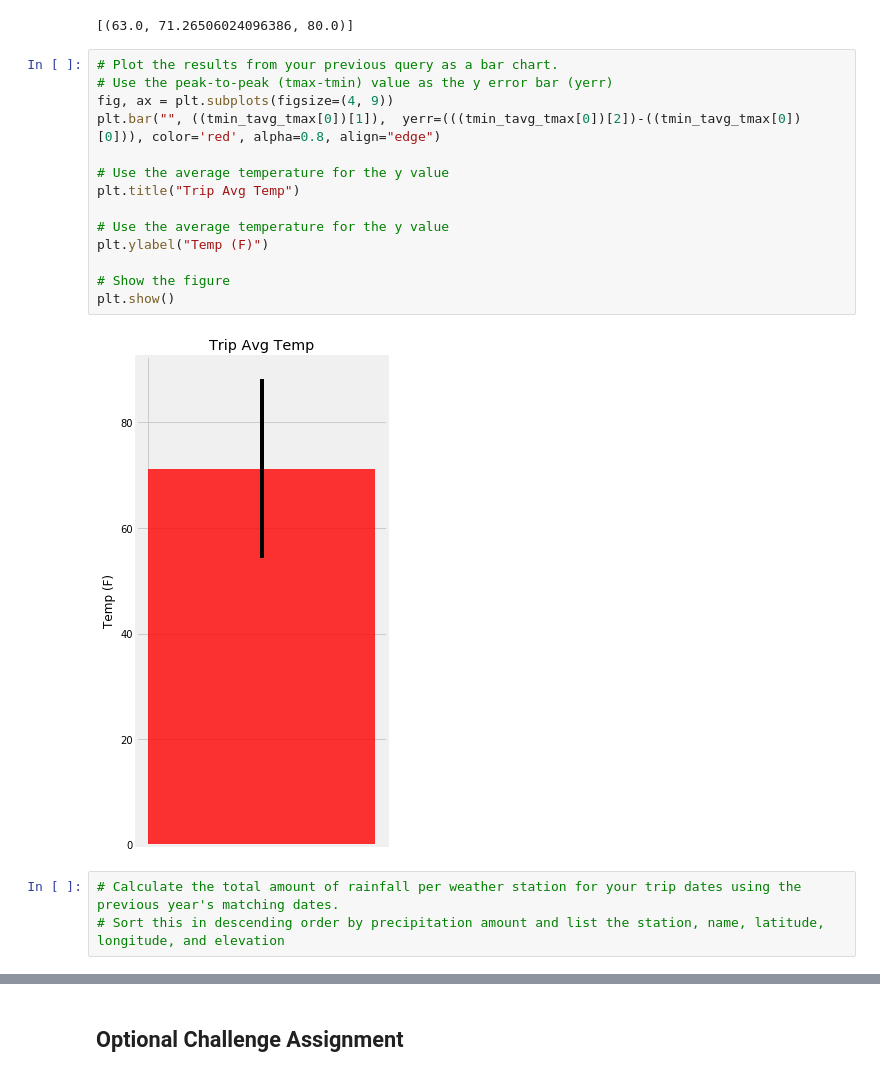
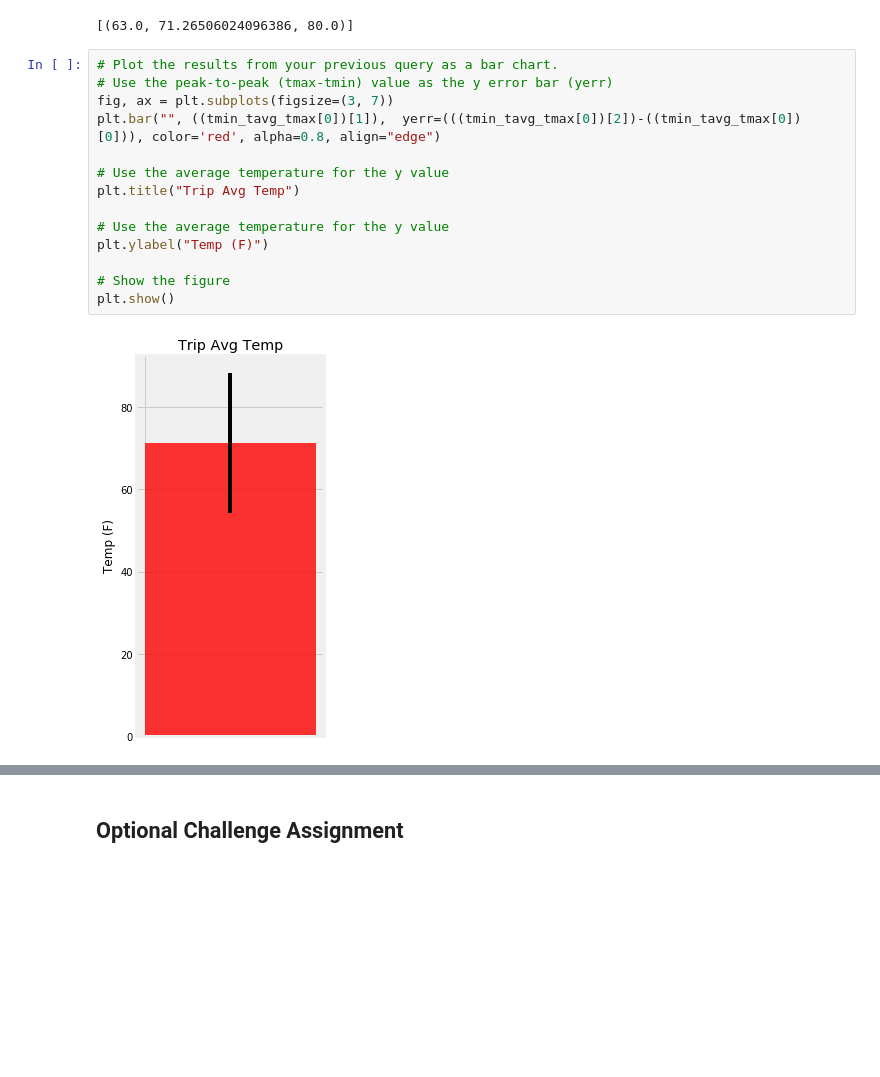
Before and after one commit to sineekarn/sqlalchemy-challenge, a Jupyter notebook: climate_starter.ipynb, the cells around one changed output, grey strips where cells are left out. Drawn from its saved outputs; the diff is of its cells as text; blank space fills up the shorter version.

```diff
--- a/climate_starter.ipynb
+++ b/climate_starter.ipynb
@@ -213,22 +213,19 @@ print(tmin_tavg_tmax)
 # %%
 # Plot the results from your previous query as a bar chart.
 # Use the peak-to-peak (tmax-tmin) value as the y error bar (yerr)
-fig, ax = plt.subplots(figsize=(4, 9))
+fig, ax = plt.subplots(figsize=(3, 7))
 plt.bar("", ((tmin_tavg_tmax[0])[1]),  yerr=(((tmin_tavg_tmax[0])[2])-((tmin_tavg_tmax[0])[0])), color='red', alpha=0.8, align="edge")
 
 # Use the average temperature for the y value
 plt.title("Trip Avg Temp")
 
 # Use the average temperature for the y value
 plt.ylabel("Temp (F)")
 
 # Show the figure
 plt.show()
 # %% [output]
-[figure, old version]
+[figure, new version]
-# %%
-# Calculate the total amount of rainfall per weather station for your trip dates using the previous year's matching dates.
-# Sort this in descending order by precipitation amount and list the station, name, latitude, longitude, and elevation
 # %%
 # Calculate the total amount of rainfall per weather station for your trip dates using the previous year's matching dates.
 # Sort this in descending order by precipitation amount and list the station, name, latitude, longitude, and elevation
```
Also changed, not shown: parts of 1 cell of this notebook.
